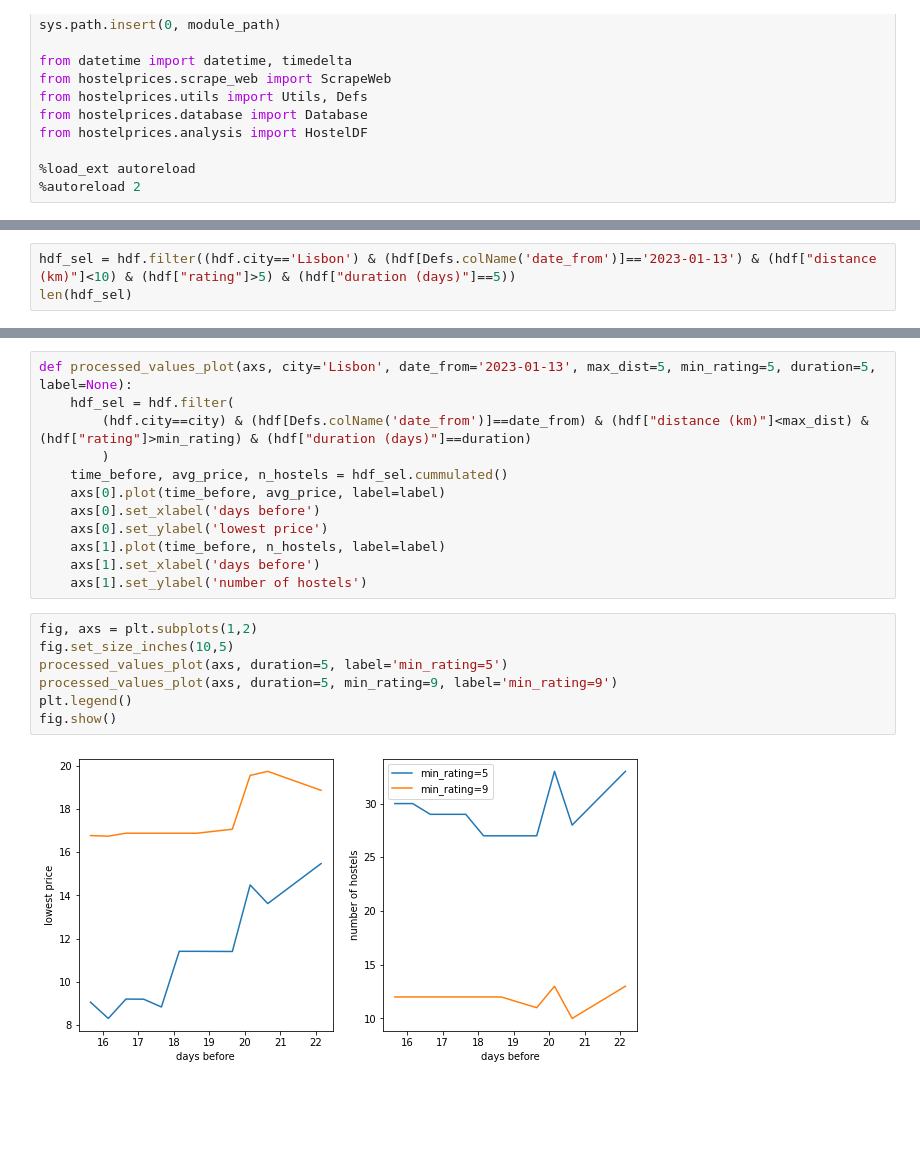
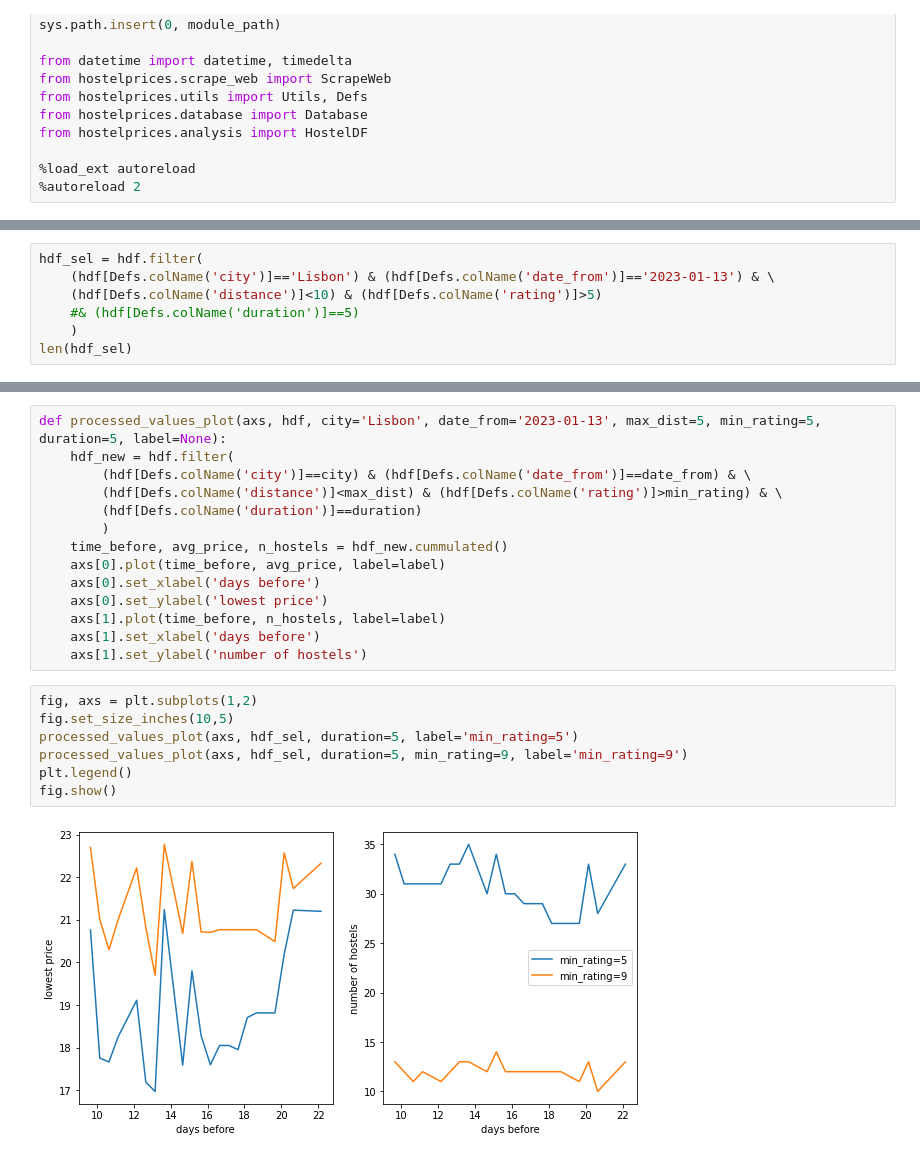
Before and after one commit to s3flsago/hostelprices, a Jupyter notebook: notebooks/analyze_remote_data.ipynb, the cells around one changed output, grey strips where cells are left out. Drawn from its saved outputs; the diff is of its cells as text; blank space fills up the shorter version.

Commit message:
bug fix in HostelDF to deal with changed column names

```diff
--- a/notebooks/analyze_remote_data.ipynb
+++ b/notebooks/analyze_remote_data.ipynb
@@ -112,6 +92,10 @@ Name: city, dtype: int64
 2    1260
 Name: duration (days), dtype: int64
 # %%
-hdf_sel = hdf.filter((hdf.city=='Lisbon') & (hdf[Defs.colName('date_from')]=='2023-01-13') & (hdf["distance (km)"]<10) & (hdf["rating"]>5) & (hdf["duration (days)"]==5))
+hdf_sel = hdf.filter(
+    (hdf[Defs.colName('city')]=='Lisbon') & (hdf[Defs.colName('date_from')]=='2023-01-13') & \
+    (hdf[Defs.colName('distance')]<10) & (hdf[Defs.colName('rating')]>5)
+    #& (hdf[Defs.colName('duration')]==5)
+    )
 len(hdf_sel)
 # %% [output]
@@ -185,9 +174,11 @@ _ = hdf_sel.plot(
 # %%
-def processed_values_plot(axs, city='Lisbon', date_from='2023-01-13', max_dist=5, min_rating=5, duration=5, label=None):
-    hdf_sel = hdf.filter(
-        (hdf.city==city) & (hdf[Defs.colName('date_from')]==date_from) & (hdf["distance (km)"]<max_dist) & (hdf["rating"]>min_rating) & (hdf["duration (days)"]==duration)
+def processed_values_plot(axs, hdf, city='Lisbon', date_from='2023-01-13', max_dist=5, min_rating=5, duration=5, label=None):
+    hdf_new = hdf.filter(
+        (hdf[Defs.colName('city')]==city) & (hdf[Defs.colName('date_from')]==date_from) & \
+        (hdf[Defs.colName('distance')]<max_dist) & (hdf[Defs.colName('rating')]>min_rating) & \
+        (hdf[Defs.colName('duration')]==duration)
         )
-    time_before, avg_price, n_hostels = hdf_sel.cummulated()
+    time_before, avg_price, n_hostels = hdf_new.cummulated()
     axs[0].plot(time_before, avg_price, label=label)
     axs[0].set_xlabel('days before')
     axs[0].set_ylabel('lowest price')
@@ -197,12 +188,12 @@ def processed_values_plot(axs, city='Lisbon', date_from='2023-01-13', max_dist=5
 # %%
 fig, axs = plt.subplots(1,2)
 fig.set_size_inches(10,5)
-processed_values_plot(axs, duration=5, label='min_rating=5')
-processed_values_plot(axs, duration=5, min_rating=9, label='min_rating=9')
+processed_values_plot(axs, hdf_sel, duration=5, label='min_rating=5')
+processed_values_plot(axs, hdf_sel, duration=5, min_rating=9, label='min_rating=9')
 plt.legend()
 fig.show()
 # %% [output]
-[figure, old version]
+[figure, new version]
 # %%
 fig, axs = plt.subplots(1,2)
 fig.set_size_inches(10,5)
```
Also changed, not shown: parts of 11 cells of this notebook, 4 other files.
